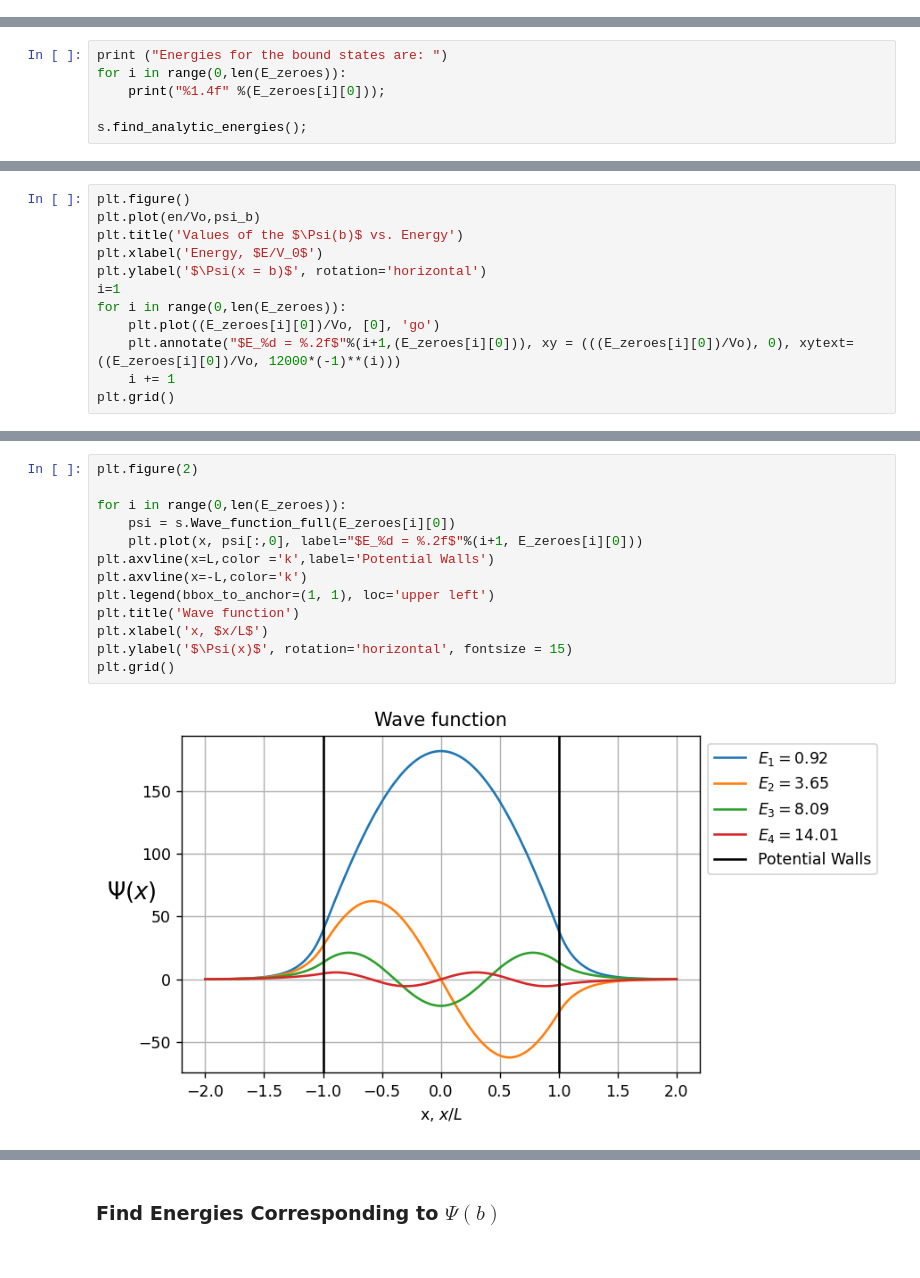
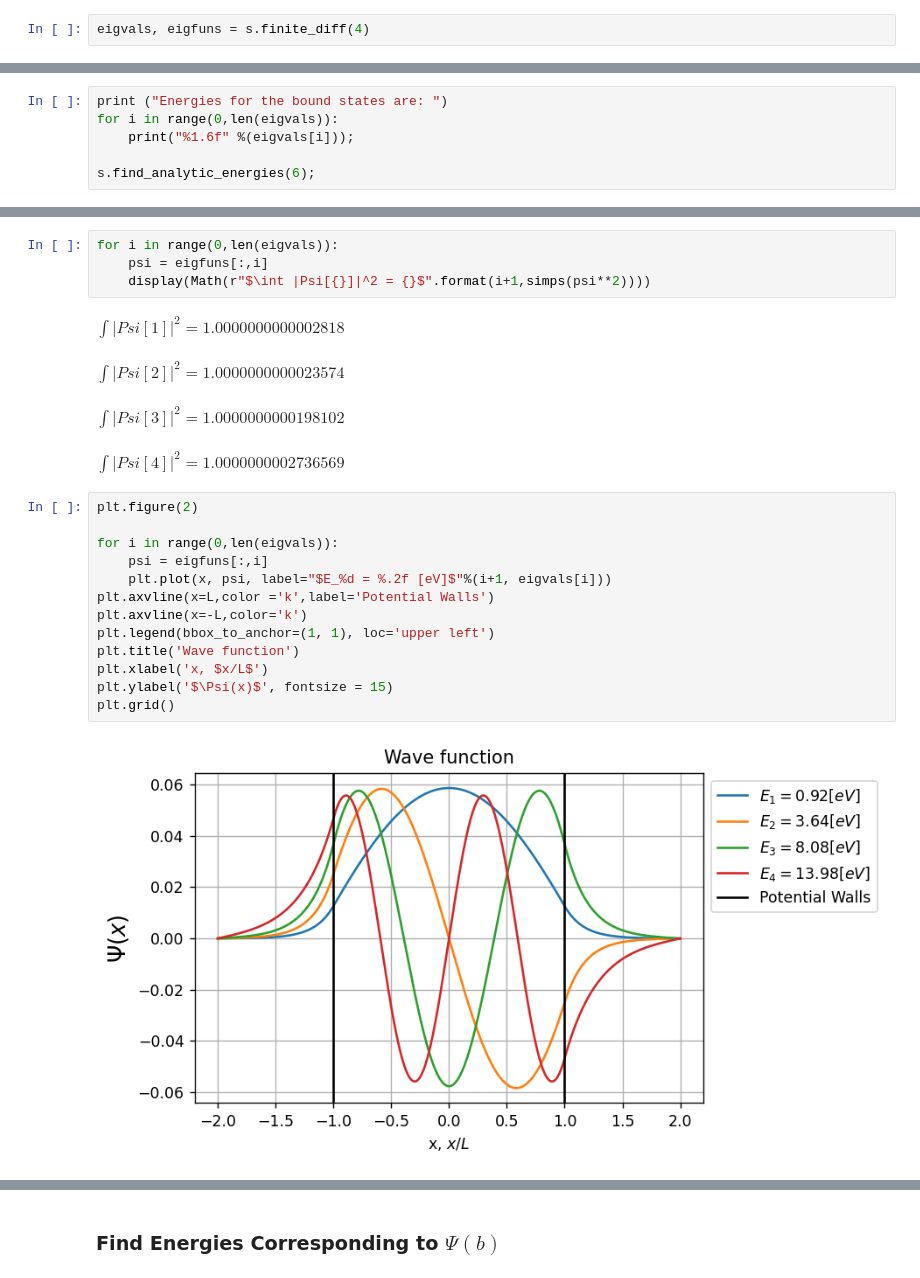
Before and after one commit to ubsuny/qd-final20, a Jupyter notebook: QD_Eigenstates.ipynb, the cells around one changed output, grey strips where cells are left out. Cells and saved outputs as stored; diff of their text form.

```diff
--- a/QD_Eigenstates.ipynb
+++ b/QD_Eigenstates.ipynb
@@ -48,0 +51,2 @@ E_zeroes = s.find_all_zeroes(en, psi_b)   # now find the energies where psi(b) =
+# %%
+eigvals, eigfuns = s.finite_diff(4)
@@ -49,8 +55,8 @@ E_zeroes = s.find_all_zeroes(en, psi_b)   # now find the energies where psi(b) =
 # %%
 print ("Energies for the bound states are: ")
-for i in range(0,len(E_zeroes)):
-    print("%1.4f" %(E_zeroes[i][0]));
+for i in range(0,len(eigvals)):
+    print("%1.6f" %(eigvals[i]));
 
-s.find_analytic_energies();
+s.find_analytic_energies(6);
 # %% [output]
 Energies for the bound states are:
@@ -69,12 +74,0 @@ Energies from the analytical model are:
-# %%
-plt.figure()
-plt.plot(en/Vo,psi_b)
-plt.title('Values of the $\Psi(b)$ vs. Energy')
-plt.xlabel('Energy, $E/V_0$')
-plt.ylabel('$\Psi(x = b)$', rotation='horizontal')
-i=1
-for i in range(0,len(E_zeroes)):
-    plt.plot((E_zeroes[i][0])/Vo, [0], 'go')
-    plt.annotate("$E_%d = %.2f$"%(i+1,(E_zeroes[i][0])), xy = (((E_zeroes[i][0])/Vo), 0), xytext=((E_zeroes[i][0])/Vo, 12000*(-1)**(i)))
-    i += 1
-plt.grid()
@@ -83,18 +77,27 @@ plt.grid()
+# %%
+for i in range(0,len(eigvals)):
+    psi = eigfuns[:,i]
+    display(Math(r"$\int |Psi[{}]|^2 = {}$".format(i+1,simps(psi**2))))
+# %% [output]
+$\displaystyle \int |Psi[1]|^2 = 1.0000000000002818$
+$\displaystyle \int |Psi[2]|^2 = 1.0000000000023574$
+$\displaystyle \int |Psi[3]|^2 = 1.0000000000198102$
+$\displaystyle \int |Psi[4]|^2 = 1.0000000002736569$
 # %%
 plt.figure(2)
 
-for i in range(0,len(E_zeroes)):
-    psi = s.Wave_function_full(E_zeroes[i][0])
-    plt.plot(x, psi[:,0], label="$E_%d = %.2f$"%(i+1, E_zeroes[i][0]))
+for i in range(0,len(eigvals)):
+    psi = eigfuns[:,i]
+    plt.plot(x, psi, label="$E_%d = %.2f [eV]$"%(i+1, eigvals[i]))
 plt.axvline(x=L,color ='k',label='Potential Walls')
 plt.axvline(x=-L,color='k')
 plt.legend(bbox_to_anchor=(1, 1), loc='upper left')
 plt.title('Wave function')
 plt.xlabel('x, $x/L$')
-plt.ylabel('$\Psi(x)$', rotation='horizontal', fontsize = 15)
+plt.ylabel('$\Psi(x)$', fontsize = 15)
 plt.grid()
 # %% [output]
-[figure, old version]
+[figure, new version]
 # %% [markdown]
 ## Use Libraries
 
```
Also changed, not shown: parts of 30 cells of this notebook, 6 other files.
